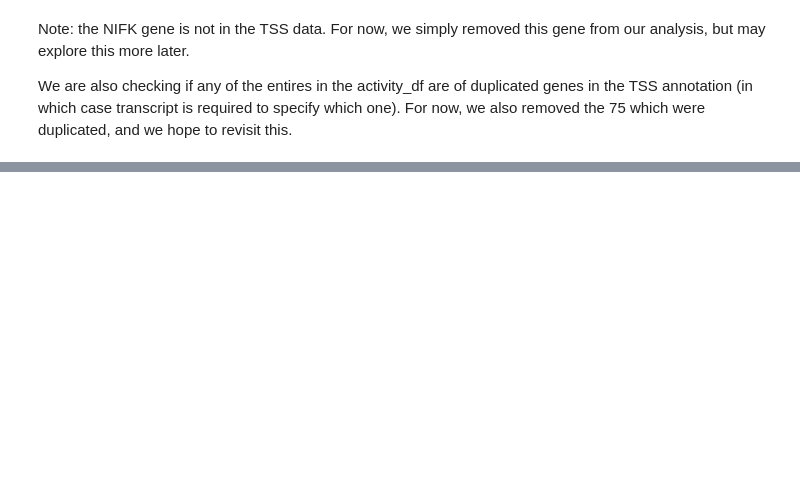
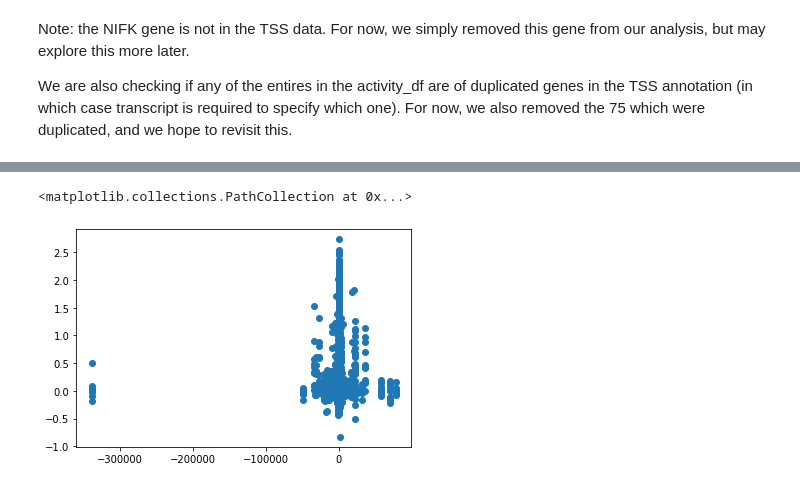
Before and after one commit to AnthonyHein/QCB455Project, a Jupyter notebook: Featurization.ipynb, the cells around one changed output, grey strips where cells are left out. Cells and saved outputs as stored; diff of their text form; code cells hidden in the pictures; blank space fills up the shorter version.

```diff
--- a/Featurization.ipynb
+++ b/Featurization.ipynb
@@ -322,0 +308,5 @@ sum(np.logical_not(np.isin(genes, genes_tss)))
+# %%
+# Remove genes which are not in the TSS dataset.
+activity_score_df = activity_score_df[np.isin(activity_score_df['gene symbol'].tolist(), genes_tss)]
+print(sum(activity_score_df['gene symbol'] == 'NIFK'))
+activity_score_df.head()
@@ -326,0 +361,20 @@ array(['NIFK'], dtype=object)
+# %%
+primary_five = []
+primary_three = []
+secondary_five = []
+secondary_three = []
+annot_genes = tss_annotation_df['gene']
+for index, row in activity_score_df.iterrows():
+    if index % 500 == 0:
+        print(index)
+    gene = row['gene symbol']
+    PAM_coord = row['PAM genomic coordinate [hg19]']
+    primary_five.append(PAM_coord - tss_annotation_df["Primary TSS, 5'"][annot_genes == gene].values[0])
+    primary_three.append(PAM_coord - tss_annotation_df["Primary TSS, 3'"][annot_genes == gene].values[0])
+    secondary_five.append(PAM_coord - tss_annotation_df["Secondary TSS, 5'"][annot_genes == gene].values[0])
+    secondary_three.append(PAM_coord - tss_annotation_df["Secondary TSS, 3'"][annot_genes == gene].values[0])
+
+activity_score_df['Dist to Primary TSS 5'] = primary_five
+activity_score_df['Dist to Primary TSS 3'] = primary_three
+activity_score_df['Dist to Secondary TSS 5'] = secondary_five
+activity_score_df['Dist to Ssecondary TSS 5'] = secondary_three
@@ -330,0 +427,14 @@ We are also checking if any of the entires in the activity_df are of duplicated
+# %%
+# SVR trained on an 80% division of the CRISPRi activity score dataset
+# using the position of the sgRNA relative to the upstream end of TSS for each gene.
+train_size = int(0.8 * activity_score_df.shape[0])
+X = np.array(activity_score_df['Dist to Primary TSS 3'][0:train_size]).reshape(-1, 1)
+y = np.array(activity_score_df['CRISPRi activity score [Horlbeck et al., eLife 2016]'][0:train_size])
+
+x_test = np.array(activity_score_df['Dist to Primary TSS 3'][train_size:]).reshape(-1, 1)
+y_test = np.array(activity_score_df['CRISPRi activity score [Horlbeck et al., eLife 2016]'][train_size:])
+
+print(X.shape)
+print(y.shape)
+print(X)
+print(y)
@@ -330,0 +532,8 @@ We are also checking if any of the entires in the activity_df are of duplicated
+# %%
+#x_pseudo = np.arange(-1500,1500)
+#y_pred = regr.predict(x_pseudo.reshape(-1, 1))
+#plt.scatter(x_pseudo, y_pred)
+plt.scatter(X, y)
+# %% [output]
+<matplotlib.collections.PathCollection at 0x...>
+[figure, added]
```
Also changed, not shown: parts of 31 cells of this notebook.
